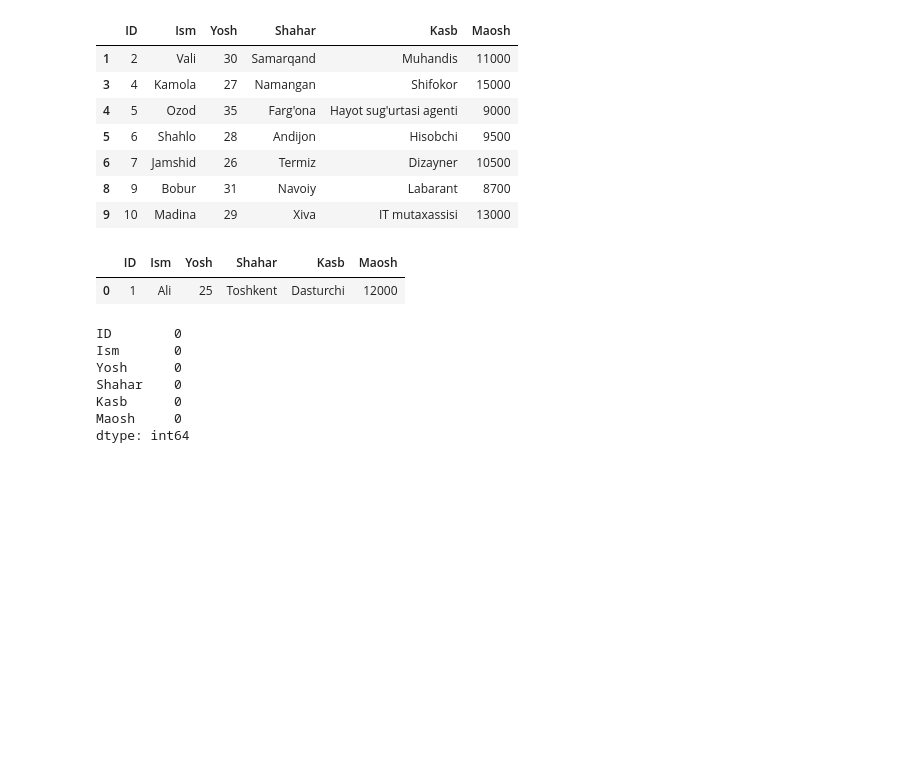
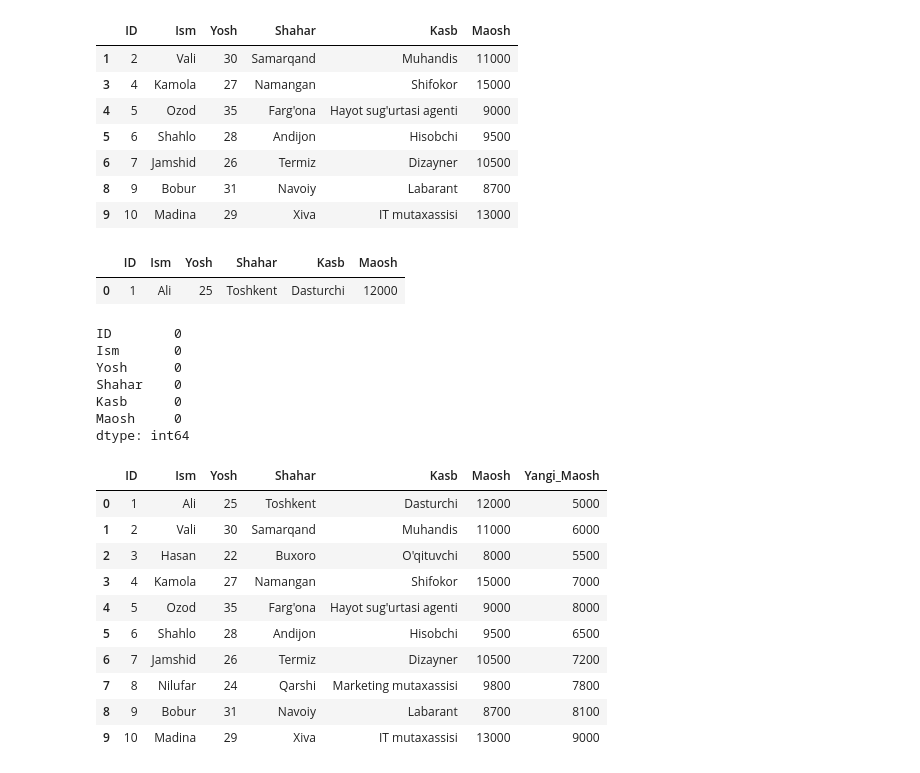
Before and after one commit to ZoyidjonNasretdinov/pandas-turtorial, a Jupyter notebook: main.ipynb, the cells around one changed output. Saved outputs shown, nothing was run; the diff lists cells and outputs as text; code cells hidden in the pictures; blank space fills up the shorter version.

```diff
--- a/main.ipynb
+++ b/main.ipynb
@@ -182,3 +182,18 @@ dtype: int64
 df.fillna("Noma’lum", inplace=True) # NaN qiymatlarni to‘ldirish
 # %%
 df.dropna(inplace=True) # NaN qiymatlarni o‘chirish
+# %%
+df["Yangi_Maosh"] = [5000, 6000, 5500, 7000, 8000, 6500, 7200, 7800, 8100, 9000]
+df
+# %% [output]
+|  | ID | Ism | Yosh | Shahar | Kasb | Maosh | Yangi_Maosh |
+| 0 | 1 | Ali | 25 | Toshkent | Dasturchi | 12000 | 5000 |
+| 1 | 2 | Vali | 30 | Samarqand | Muhandis | 11000 | 6000 |
+| 2 | 3 | Hasan | 22 | Buxoro | O'qituvchi | 8000 | 5500 |
+| 3 | 4 | Kamola | 27 | Namangan | Shifokor | 15000 | 7000 |
+| 4 | 5 | Ozod | 35 | Farg'ona | Hayot sug'urtasi agenti | 9000 | 8000 |
+| 5 | 6 | Shahlo | 28 | Andijon | Hisobchi | 9500 | 6500 |
+| 6 | 7 | Jamshid | 26 | Termiz | Dizayner | 10500 | 7200 |
+| 7 | 8 | Nilufar | 24 | Qarshi | Marketing mutaxassisi | 9800 | 7800 |
+| 8 | 9 | Bobur | 31 | Navoiy | Labarant | 8700 | 8100 |
+| 9 | 10 | Madina | 29 | Xiva | IT mutaxassisi | 13000 | 9000 |
```
Also changed, not shown: parts of 3 cells of this notebook.
